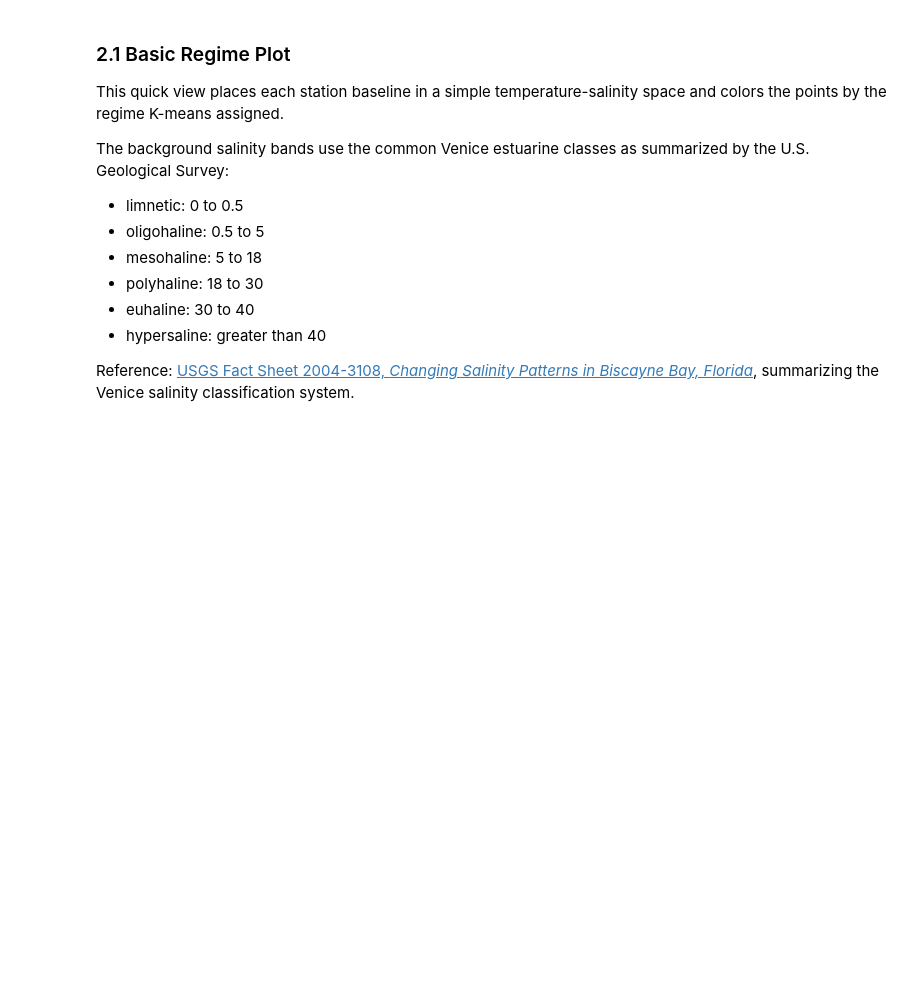
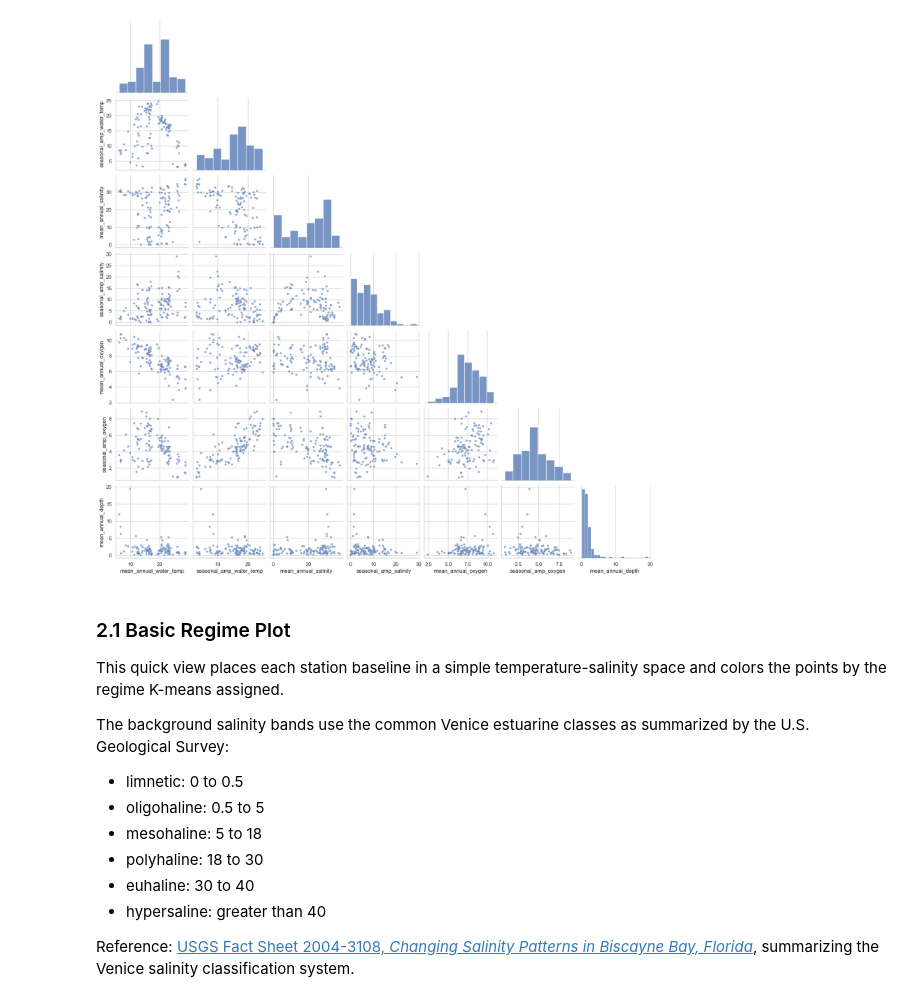
Before and after one commit to jeturcotte/estuaries, a Jupyter notebook: code/t4d.full.project.lite.ipynb, the cells around one changed output. Drawn from its saved outputs; the diff is of its cells as text; code cells hidden in the pictures; blank space fills up the shorter version.

```diff
--- a/code/t4d.full.project.lite.ipynb
+++ b/code/t4d.full.project.lite.ipynb
@@ -649,3 +844,13 @@ regime = regime.merge( cluster_name_map, on = "cluster", how = "left" )
+# %%
+if len( corr_cols ) > 1:
+    sns.pairplot(
+        station_baseline[ corr_cols ].dropna( ),
+        corner = True,
+        plot_kws = { "s": 24, "alpha": 0.6 },
+    )
+    plot.show( )
+# %% [output]
+[figure, added]
 # %% [markdown]
 ### 2.1 Basic Regime Plot
 
```
Also changed, not shown: parts of 208 cells of this notebook.
